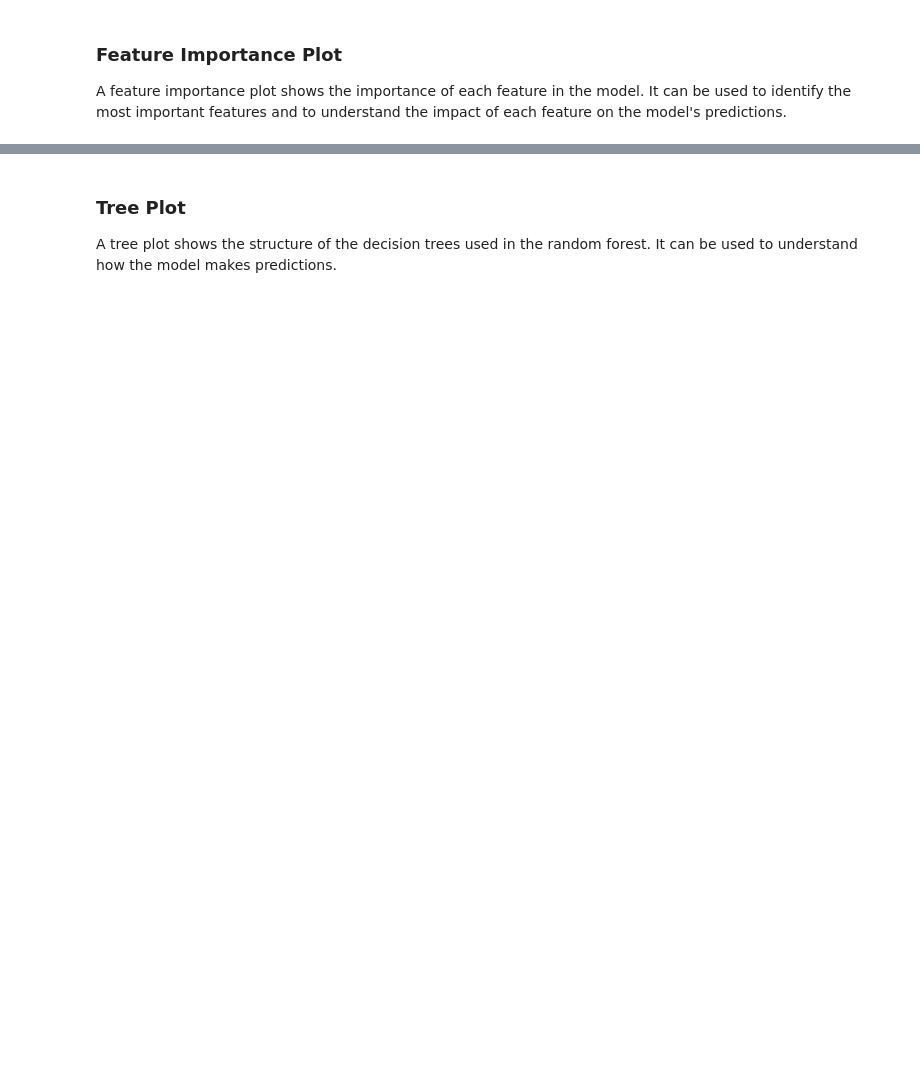
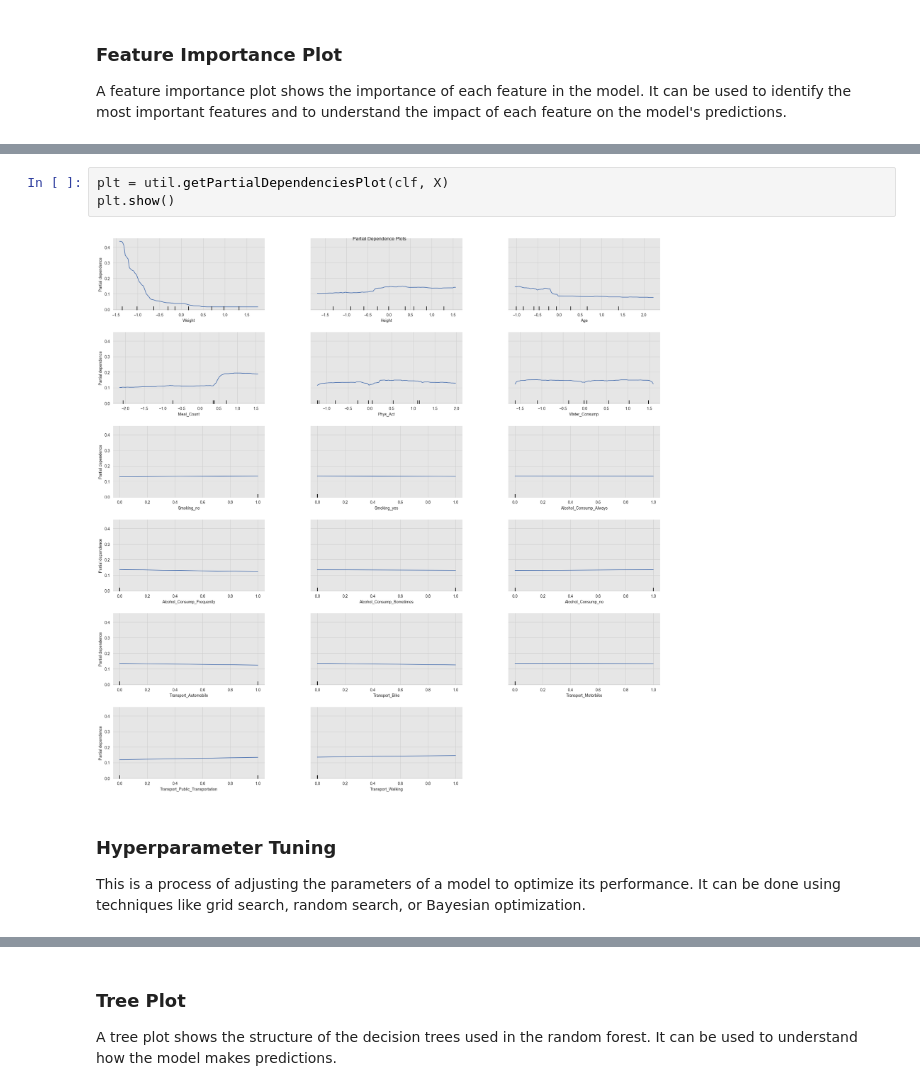
Before and after one commit to yahia3200/Body-Level-Classification, a Jupyter notebook: models/random_forest.ipynb, the cells around one changed output, grey strips where cells are left out. Drawn from its saved outputs; the diff is of its cells as text; blank space fills up the shorter version.

```diff
--- a/models/random_forest.ipynb
+++ b/models/random_forest.ipynb
@@ -86,0 +106,9 @@ Feature ranking:
+# %%
+plt = util.getPartialDependenciesPlot(clf, X)
+plt.show()
+# %% [output]
+[figure, added]
+# %% [markdown]
+### Hyperparameter Tuning
+
+This is a process of adjusting the parameters of a model to optimize its performance. It can be done using techniques like grid search, random search, or Bayesian optimization.
```
Also changed, not shown: parts of 36 cells of this notebook, 8 other files.
